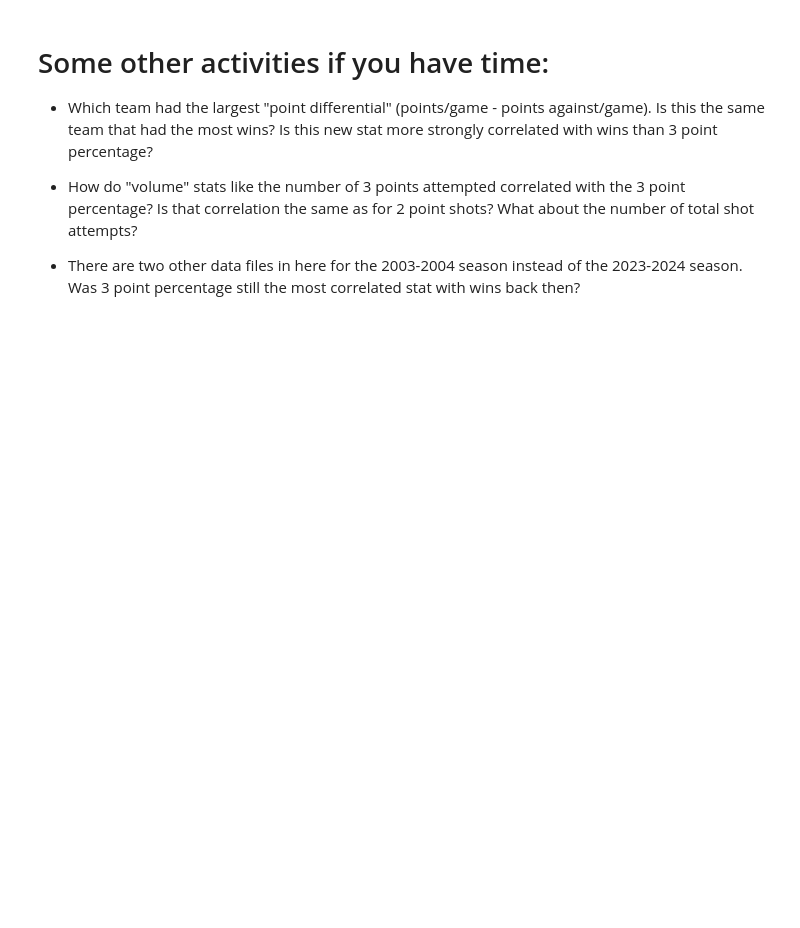
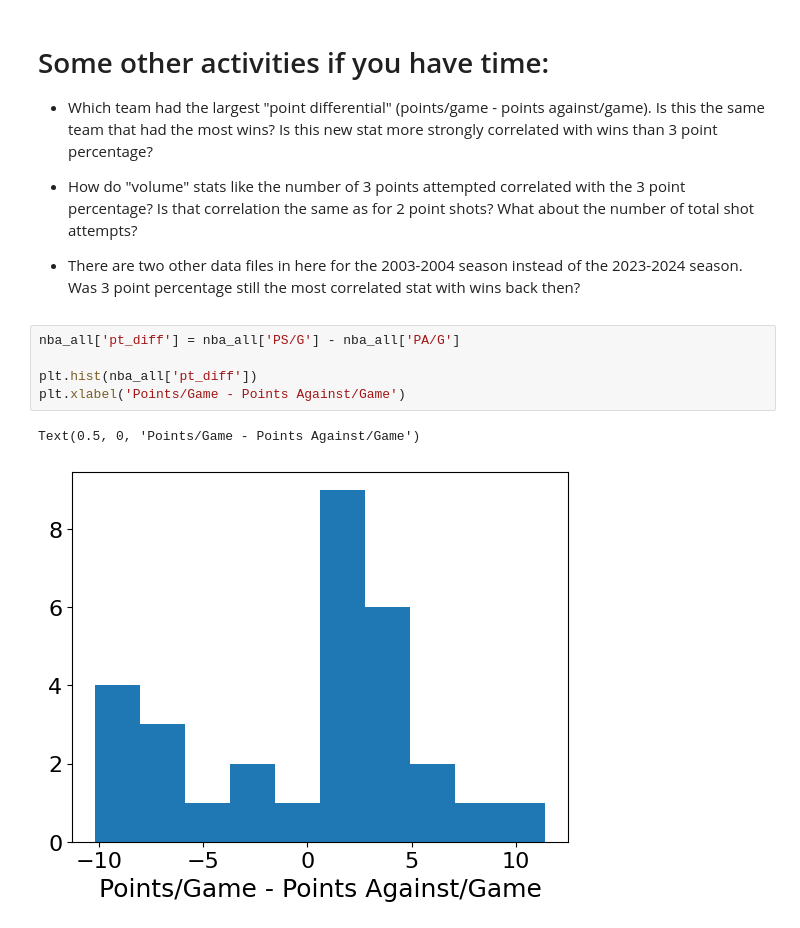
Before and after one commit to walipalmer/CFR-2024, a Jupyter notebook: module_stats/statistics6.ipynb, the cells around one changed output. Cells and saved outputs as stored; diff of their text form; blank space fills up the shorter version.

```diff
--- a/module_stats/statistics6.ipynb
+++ b/module_stats/statistics6.ipynb
@@ -164,3 +353,11 @@ After you find these, plot the relations.
 - How do "volume" stats like the number of 3 points attempted correlated with the 3 point percentage? Is that correlation the same as for 2 point shots? What about the number of total shot attempts?
 
 - There are two other data files in here for the 2003-2004 season instead of the 2023-2024 season. Was 3 point percentage still the most correlated stat with wins back then?
+# %%
+nba_all['pt_diff'] = nba_all['PS/G'] - nba_all['PA/G']
+
+plt.hist(nba_all['pt_diff'])
+plt.xlabel('Points/Game - Points Against/Game')
+# %% [output]
+Text(0.5, 0, 'Points/Game - Points Against/Game')
+[figure, added]
```
Also changed, not shown: parts of 30 cells of this notebook.
